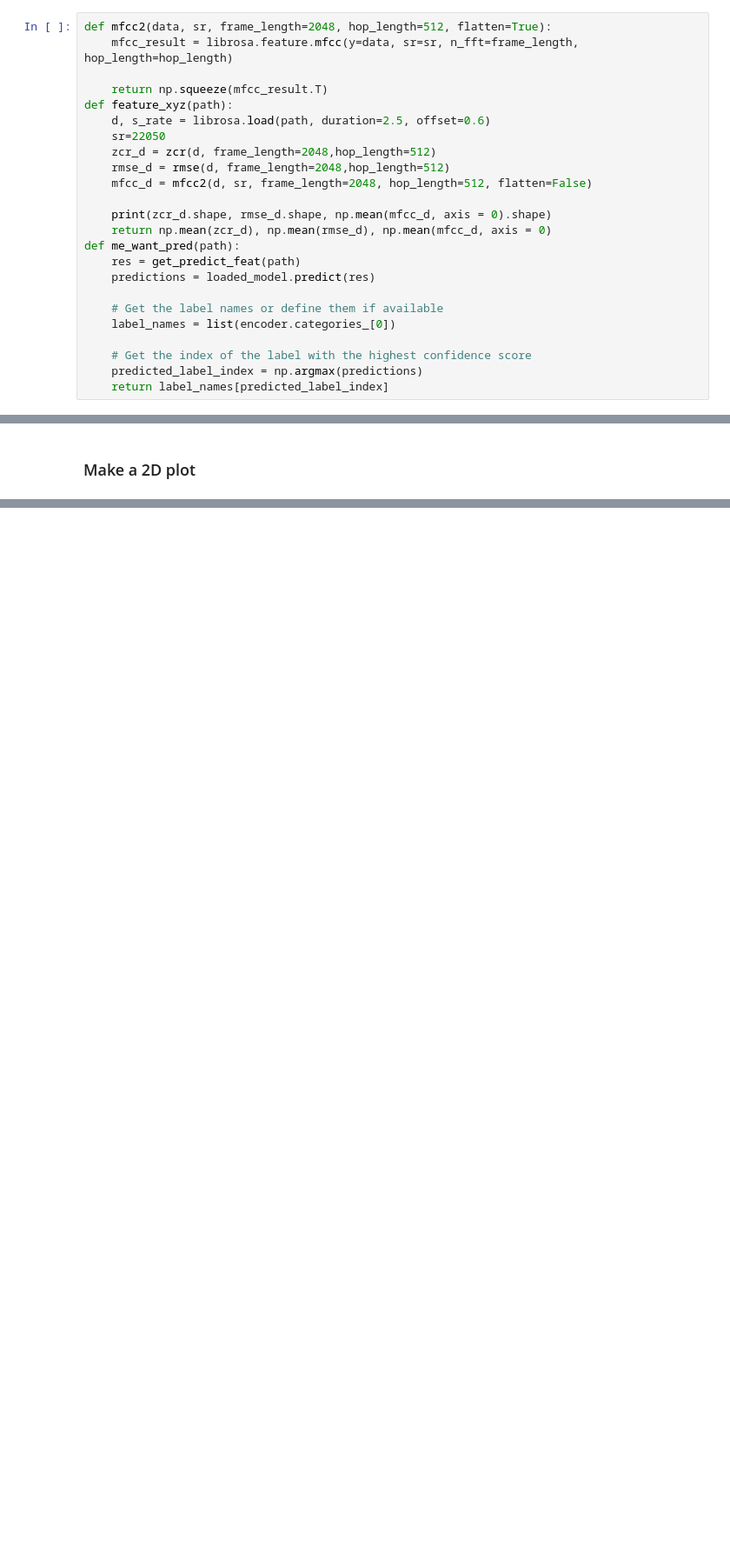
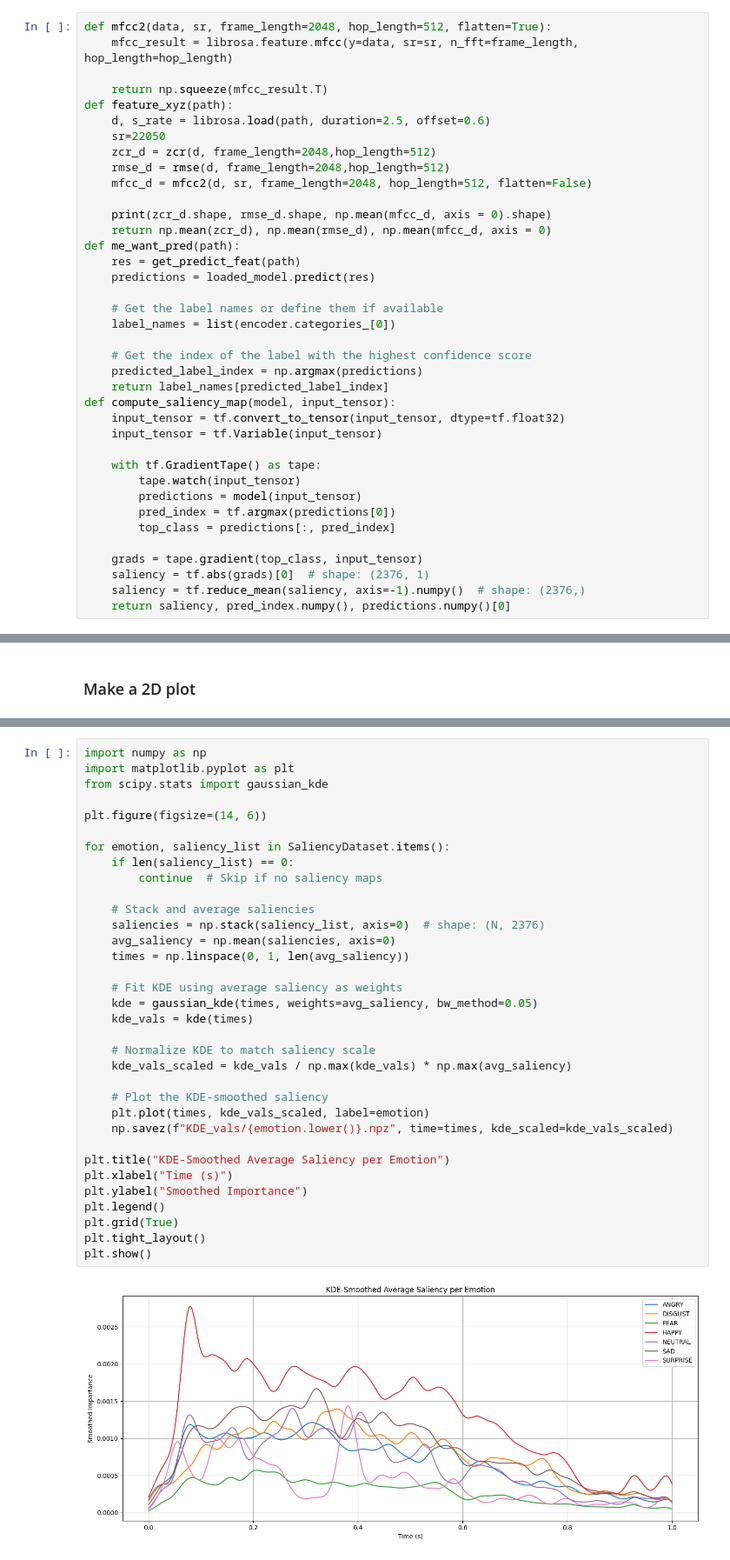
Before and after one commit to sherkaicode/SpeechRecog, a Jupyter notebook: 01 Speech Recognition Model Analysis .ipynb, the cells around one changed output, grey strips where cells are left out. Shown at 87% size. Drawn from its saved outputs; the diff is of its cells as text; blank space fills up the shorter version.

```diff
--- a/01 Speech Recognition Model Analysis .ipynb
+++ b/01 Speech Recognition Model Analysis .ipynb
@@ -254,3 +235,17 @@ def me_want_pred(path):
     # Get the index of the label with the highest confidence score
     predicted_label_index = np.argmax(predictions)
     return label_names[predicted_label_index]
+def compute_saliency_map(model, input_tensor):
+    input_tensor = tf.convert_to_tensor(input_tensor, dtype=tf.float32)
+    input_tensor = tf.Variable(input_tensor)
+
+    with tf.GradientTape() as tape:
+        tape.watch(input_tensor)
+        predictions = model(input_tensor)
+        pred_index = tf.argmax(predictions[0])
+        top_class = predictions[:, pred_index]
+
+    grads = tape.gradient(top_class, input_tensor)
+    saliency = tf.abs(grads)[0]  # shape: (2376, 1)
+    saliency = tf.reduce_mean(saliency, axis=-1).numpy()  # shape: (2376,)
+    return saliency, pred_index.numpy(), predictions.numpy()[0]
@@ -661,0 +791,36 @@ Emotion: ANGRY
+# %%
+import numpy as np
+import matplotlib.pyplot as plt
+from scipy.stats import gaussian_kde
+
+plt.figure(figsize=(14, 6))
+
+for emotion, saliency_list in SaliencyDataset.items():
+    if len(saliency_list) == 0:
+        continue  # Skip if no saliency maps
+
+    # Stack and average saliencies
+    saliencies = np.stack(saliency_list, axis=0)  # shape: (N, 2376)
+    avg_saliency = np.mean(saliencies, axis=0)
+    times = np.linspace(0, 1, len(avg_saliency))
+
+    # Fit KDE using average saliency as weights
+    kde = gaussian_kde(times, weights=avg_saliency, bw_method=0.05)
+    kde_vals = kde(times)
+
+    # Normalize KDE to match saliency scale
+    kde_vals_scaled = kde_vals / np.max(kde_vals) * np.max(avg_saliency)
+
+    # Plot the KDE-smoothed saliency
+    plt.plot(times, kde_vals_scaled, label=emotion)
+    np.savez(f"KDE_vals/{emotion.lower()}.npz", time=times, kde_scaled=kde_vals_scaled)
+
+plt.title("KDE-Smoothed Average Saliency per Emotion")
+plt.xlabel("Time (s)")
+plt.ylabel("Smoothed Importance")
+plt.legend()
+plt.grid(True)
+plt.tight_layout()
+plt.show()
+# %% [output]
+[figure, added]
```
Also changed, not shown: parts of 15 cells of this notebook, 37 other files.
